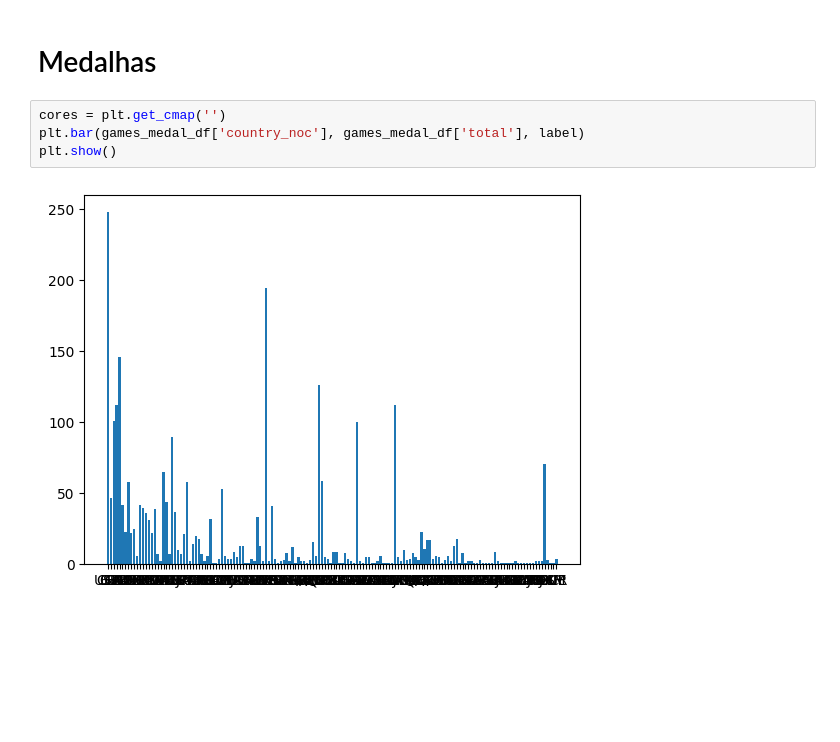
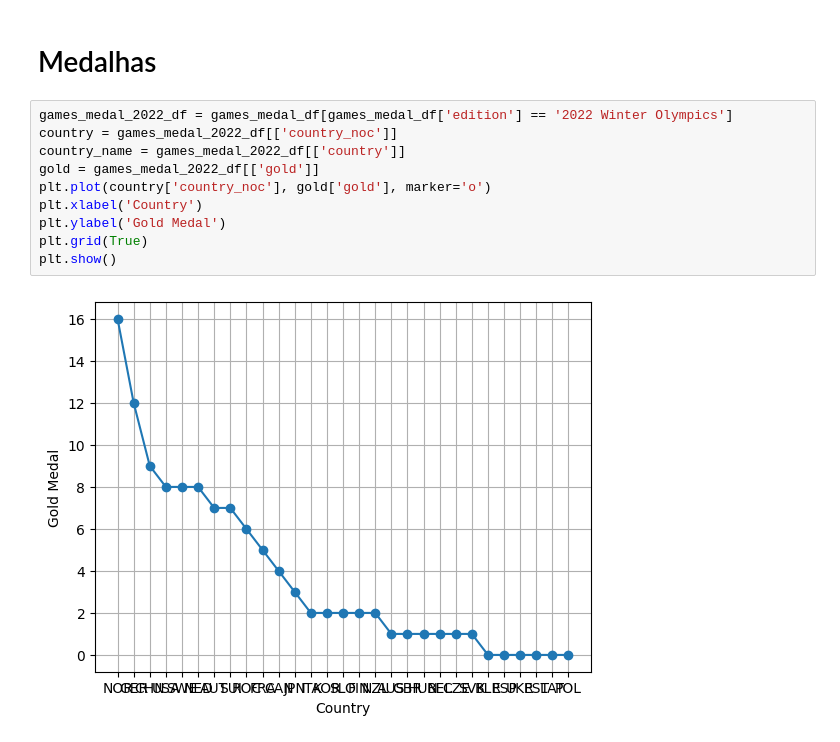
Before and after one commit to guilhptg/Graficos, a Jupyter notebook: graficos/olimpiadas/olimpiadas.ipynb, the cells around one changed output. Saved outputs shown, nothing was run; the diff lists cells and outputs as text; blank space fills up the shorter version.

```diff
--- a/graficos/olimpiadas/olimpiadas.ipynb
+++ b/graficos/olimpiadas/olimpiadas.ipynb
@@ -40,9 +40,15 @@ display(games_df)
 64 rows × 11 columns
 # %% [markdown]
 # Medalhas
-# %%
-cores = plt.get_cmap('')
-plt.bar(games_medal_df['country_noc'], games_medal_df['total'], label)
-plt.show()
-# %% [output]
-[figure, removed]
+# %%
+games_medal_2022_df = games_medal_df[games_medal_df['edition'] == '2022 Winter Olympics']
+country = games_medal_2022_df[['country_noc']]
+country_name = games_medal_2022_df[['country']]
+gold = games_medal_2022_df[['gold']]
+plt.plot(country['country_noc'], gold['gold'], marker='o')
+plt.xlabel('Country')
+plt.ylabel('Gold Medal')
+plt.grid(True)
+plt.show()
+# %% [output]
+[figure, added]
```
Also changed, not shown: parts of 4 cells of this notebook.
